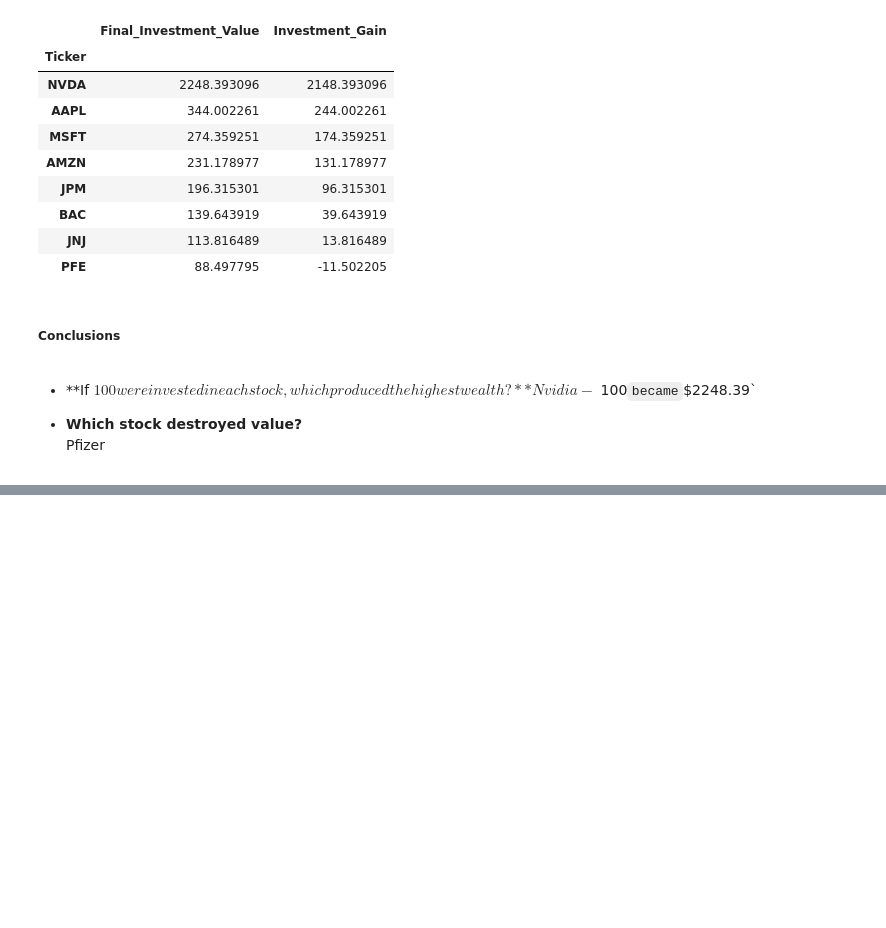
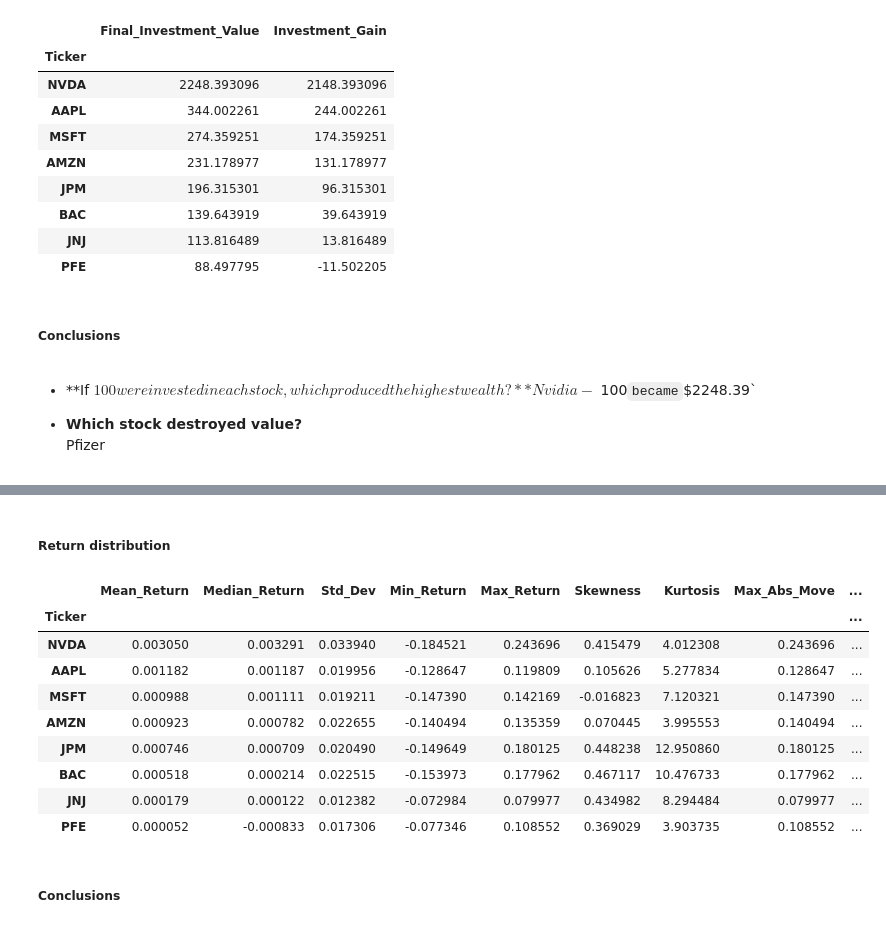
Before and after one commit to vaibhavpandeyprayag/investment-portfolio-analytics, a Jupyter notebook: notebooks/02_exploratory_data_analysis.ipynb, the cells around one changed output, grey strips where cells are left out. Cells and saved outputs as stored; diff of their text form; code cells hidden in the pictures; blank space fills up the shorter version.

```diff
--- a/notebooks/02_exploratory_data_analysis.ipynb
+++ b/notebooks/02_exploratory_data_analysis.ipynb
@@ -239,0 +345,32 @@ Pfizer
+# %% [markdown]
+##### Return distribution
+# %%
+import numpy as np
+
+return_distribution = returns.groupby("Ticker").agg(
+    Mean_Return=("Daily_Return", "mean"),
+    Median_Return=("Daily_Return", "median"),
+    Std_Dev=("Daily_Return", "std"),
+    Min_Return=("Daily_Return", "min"),
+    Max_Return=("Daily_Return", "max"),
+    Skewness=("Daily_Return", "skew"),
+    Kurtosis=("Daily_Return", lambda x: x.kurt()),
+)
+return_distribution["Max_Abs_Move"] = returns.groupby("Ticker")["Daily_Return"].apply(lambda x: x.abs().max())
+return_distribution["Annualized_Return"] = return_distribution["Mean_Return"] * 252
+return_distribution["Ananualized_Volatality"] = return_distribution["Std_Dev"] * np.sqrt(252)
+
+return_distribution.sort_values(by="Annualized_Return", ascending=False)
+# %% [output]
+|  | Mean_Return | Median_Return | Std_Dev | Min_Return | Max_Return | Skewness | Kurtosis | Max_Abs_Move | ... |
+| Ticker |  |  |  |  |  |  |  |  | ... |
+| NVDA | 0.003050 | 0.003291 | 0.033940 | -0.184521 | 0.243696 | 0.415479 | 4.012308 | 0.243696 | ... |
+| AAPL | 0.001182 | 0.001187 | 0.019956 | -0.128647 | 0.119809 | 0.105626 | 5.277834 | 0.128647 | ... |
+| MSFT | 0.000988 | 0.001111 | 0.019211 | -0.147390 | 0.142169 | -0.016823 | 7.120321 | 0.147390 | ... |
+| AMZN | 0.000923 | 0.000782 | 0.022655 | -0.140494 | 0.135359 | 0.070445 | 3.995553 | 0.140494 | ... |
+| JPM | 0.000746 | 0.000709 | 0.020490 | -0.149649 | 0.180125 | 0.448238 | 12.950860 | 0.180125 | ... |
+| BAC | 0.000518 | 0.000214 | 0.022515 | -0.153973 | 0.177962 | 0.467117 | 10.476733 | 0.177962 | ... |
+| JNJ | 0.000179 | 0.000122 | 0.012382 | -0.072984 | 0.079977 | 0.434982 | 8.294484 | 0.079977 | ... |
+| PFE | 0.000052 | -0.000833 | 0.017306 | -0.077346 | 0.108552 | 0.369029 | 3.903735 | 0.108552 | ... |
+# %% [markdown]
+##### Conclusions
```
Also changed, not shown: parts of 17 cells of this notebook.
